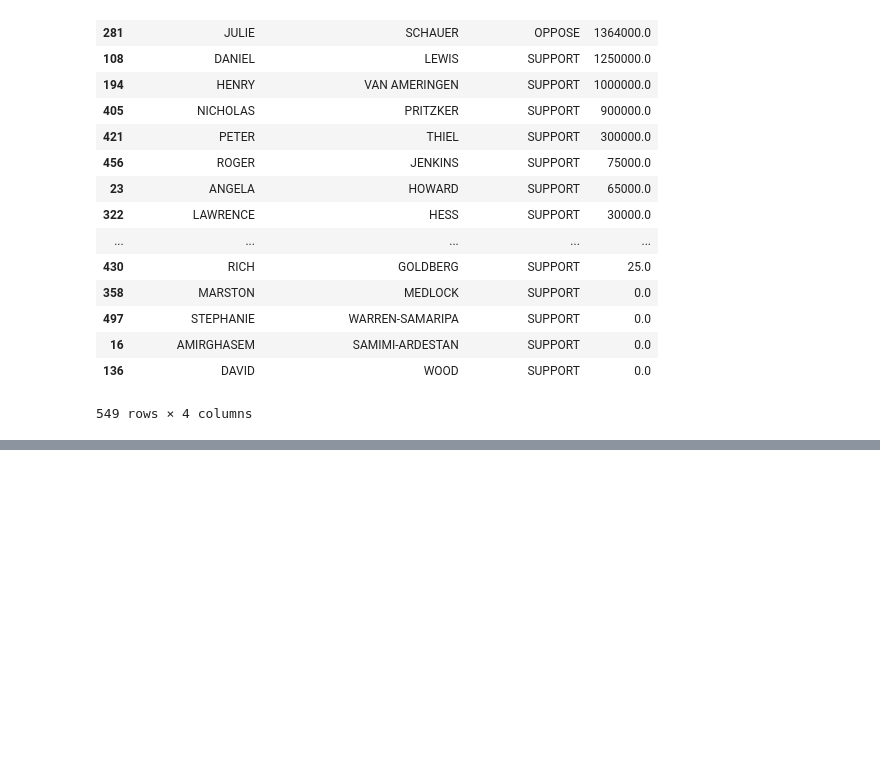
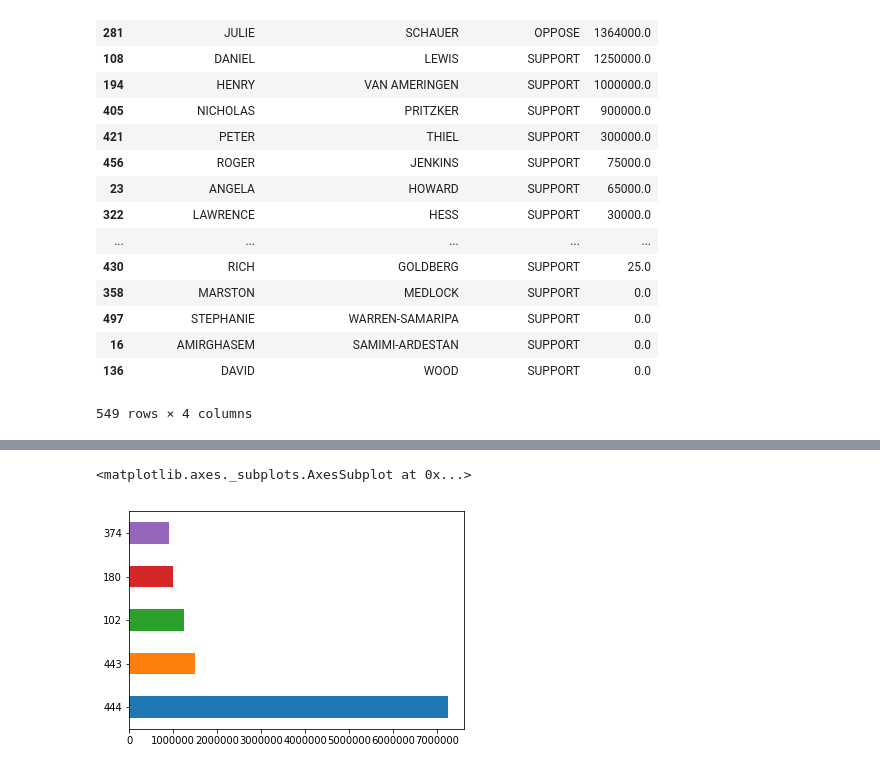
Before and after one commit to ArianeCamilo/first-python-notebook, a Jupyter notebook: Notebook.ipynb, the cells around one changed output, grey strips where cells are left out. Drawn from its saved outputs; the diff is of its cells as text; code cells hidden in the pictures; blank space fills up the shorter version.

```diff
--- a/Notebook.ipynb
+++ b/Notebook.ipynb
@@ -362,0 +390,5 @@ merged.groupby(["contributor_firstname", "contributor_lastname", "committee_posi
+# %%
+top_supporters.head(5).amount.plot.barh() # limitando a 5 e invertendo a orientação de exibição
+# %% [output]
+<matplotlib.axes._subplots.AxesSubplot at 0x...>
+[figure, added]
```
Also changed, not shown: parts of 18 cells of this notebook.
